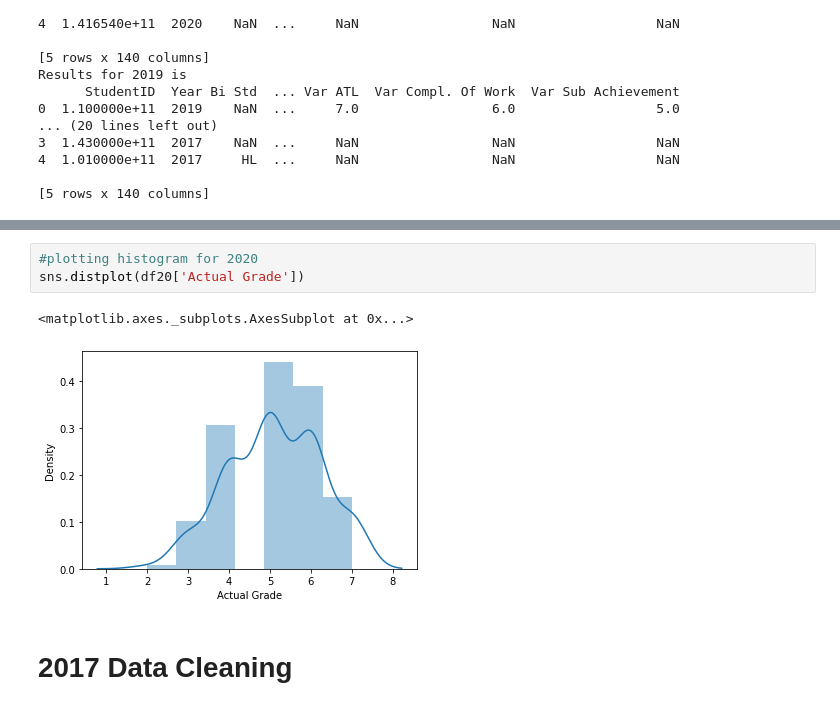
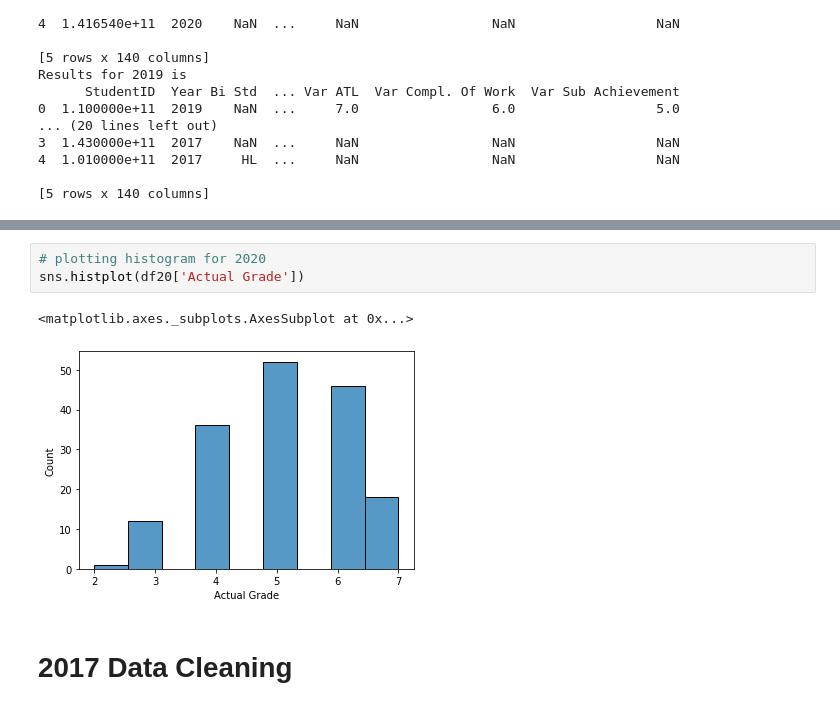
Before and after one commit to siti-alawiyah/ibresultprediction, a Jupyter notebook: Exploratory_Data_Analysis_1.0.ipynb, the cells around one changed output, grey strips where cells are left out. Cells and saved outputs as stored; diff of their text form.

```diff
--- a/Exploratory_Data_Analysis_1.0.ipynb
+++ b/Exploratory_Data_Analysis_1.0.ipynb
@@ -209,9 +209,9 @@ sns.distplot(df19['Actual Grade'])
 # %%
-#plotting histogram for 2020
-sns.distplot(df20['Actual Grade'])
+# plotting histogram for 2020
+sns.histplot(df20['Actual Grade'])
 # %% [output]
 <matplotlib.axes._subplots.AxesSubplot at 0x...>
-[figure, old version]
+[figure, new version]
 # %% [markdown]
 # 2017 Data Cleaning
 # %%
```
Also changed, not shown: parts of 25 cells of this notebook.
